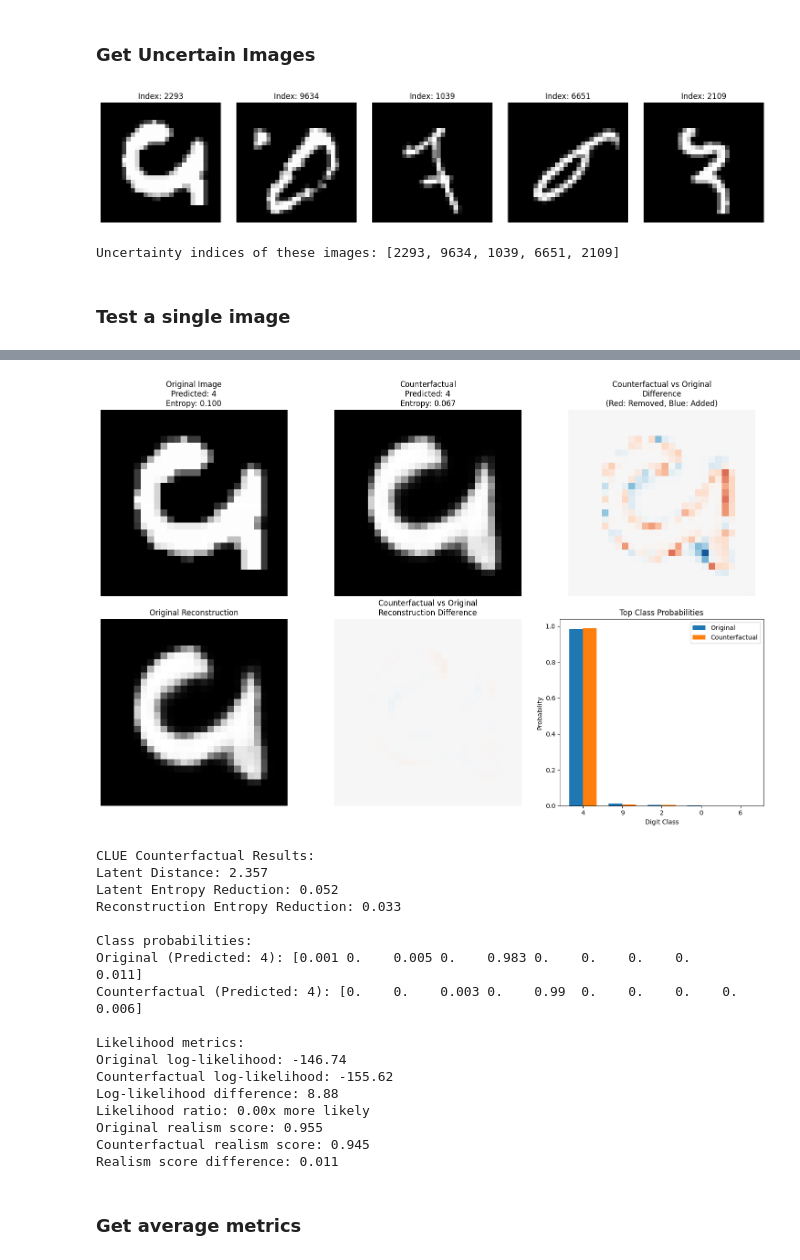
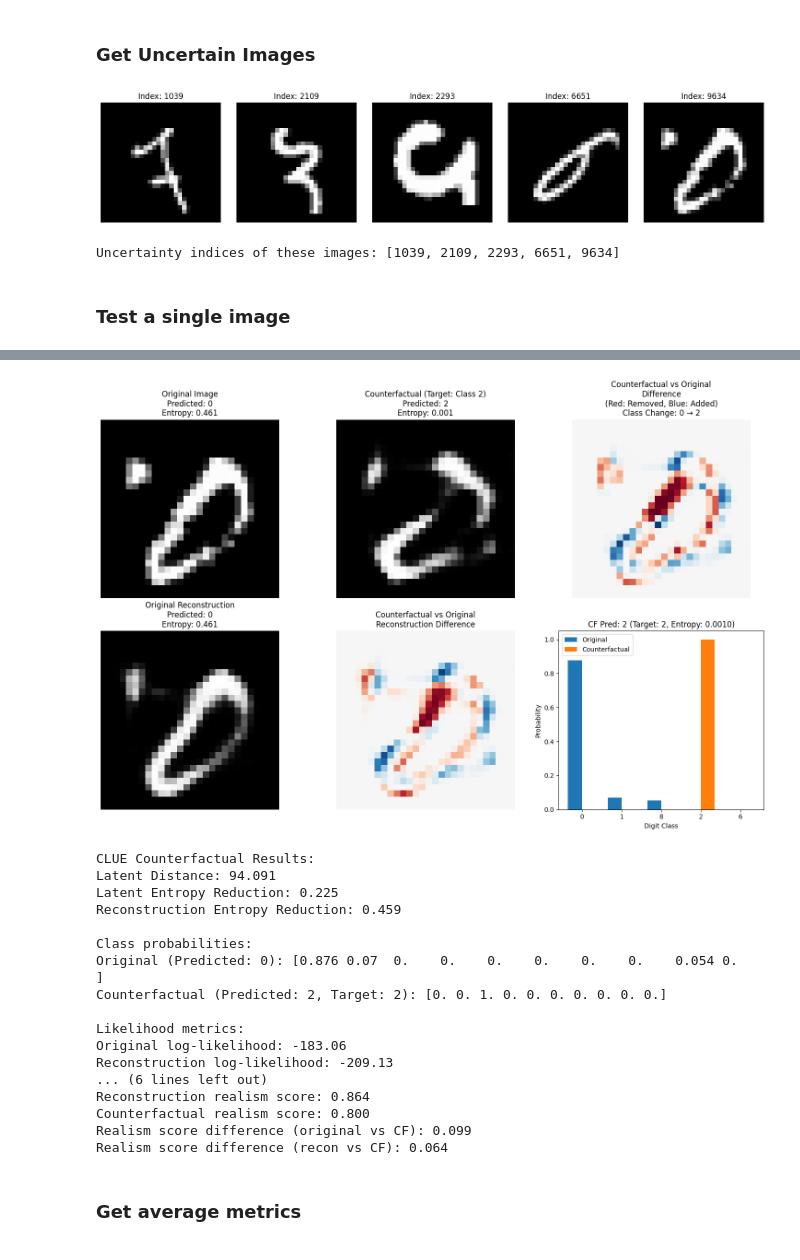
Before and after one commit to confinlay/Bayesian-CE, a Jupyter notebook: MyImplementation/testing_notebooks/test-clue-performance.ipynb, the cells around one changed output, grey strips where cells are left out. Saved outputs shown, nothing was run; the diff lists cells and outputs as text; code cells hidden in the pictures.

```diff
--- a/MyImplementation/testing_notebooks/test-clue-performance.ipynb
+++ b/MyImplementation/testing_notebooks/test-clue-performance.ipynb
@@ -66,8 +66,8 @@ os.makedirs(results_dir, exist_ok=True)
 We'll start with the backbone loading. Options are either classifier_dominated, joint_training, or autoencoder_dominated.
 # %%
 classifier_dominated = False
-joint_training = False
-autoencoder_dominated = True
+joint_training = True
+autoencoder_dominated = False
 # %% [markdown]
 ### Load chosen model
 # %% [markdown]
@@ -289,20 +290,25 @@ plt.show()
 
 print("Uncertainty indices of these images:", uncertain_indices[:5].tolist())
 # %% [output]
-[figure, old version]
+[figure, new version]
-Uncertainty indices of these images: [2293, 9634, 1039, 6651, 2109]
+Uncertainty indices of these images: [1039, 2109, 2293, 6651, 9634]
 # %% [markdown]
 ### Test a single image
 # %%
+import clue.new_CLUE
+importlib.reload(clue.new_CLUE)
+
 results, figure = evaluate_single_clue_counterfactual(
-    uncertain_images[49],
-    bll_vi,
+    uncertain_images[4],
+    backbone,
     decoder,
     vae,
     device=cfg.device,
     verbose=True,
     steps=200,
-    distance_weight=0.005,
-    lr=0.05
+    distance_weight=1,
+    lr=0.1,
+    target_class=2,
+    bayesian=False
 )
 # %% [output]
@@ -326,21 +332,21 @@ Step 199: Loss: 0.0165, Total Entropy: 0.0048, Epistemic Entropy: 0.0000, Aleato
-[figure, old version]
+[figure, new version]
 CLUE Counterfactual Results:
-Latent Distance: 2.357
-Latent Entropy Reduction: 0.052
-Reconstruction Entropy Reduction: 0.033
+Latent Distance: 94.091
+Latent Entropy Reduction: 0.225
+Reconstruction Entropy Reduction: 0.459
 
 Class probabilities:
-Original (Predicted: 4): [0.001 0.    0.005 0.    0.983 0.    0.    0.    0.    0.011]
-Counterfactual (Predicted: 4): [0.    0.    0.003 0.    0.99  0.    0.    0.    0.    0.006]
+Original (Predicted: 0): [0.876 0.07  0.    0.    0.    0.    0.    0.    0.054 0.   ]
+Counterfactual (Predicted: 2, Target: 2): [0. 0. 1. 0. 0. 0. 0. 0. 0. 0.]
 
 Likelihood metrics:
-Original log-likelihood: -146.74
-Counterfactual log-likelihood: -155.62
-Log-likelihood difference: 8.88
-Likelihood ratio: 0.00x more likely
-Original realism score: 0.955
-Counterfactual realism score: 0.945
-Realism score difference: 0.011
+Original log-likelihood: -183.06
+Reconstruction log-likelihood: -209.13
+... (6 lines left out)
+Reconstruction realism score: 0.864
+Counterfactual realism score: 0.800
+Realism score difference (original vs CF): 0.099
+Realism score difference (recon vs CF): 0.064
 # %% [markdown]
 ### Get average metrics
 # %%
```
Also changed, not shown: parts of 6 cells of this notebook, 2 other files.
